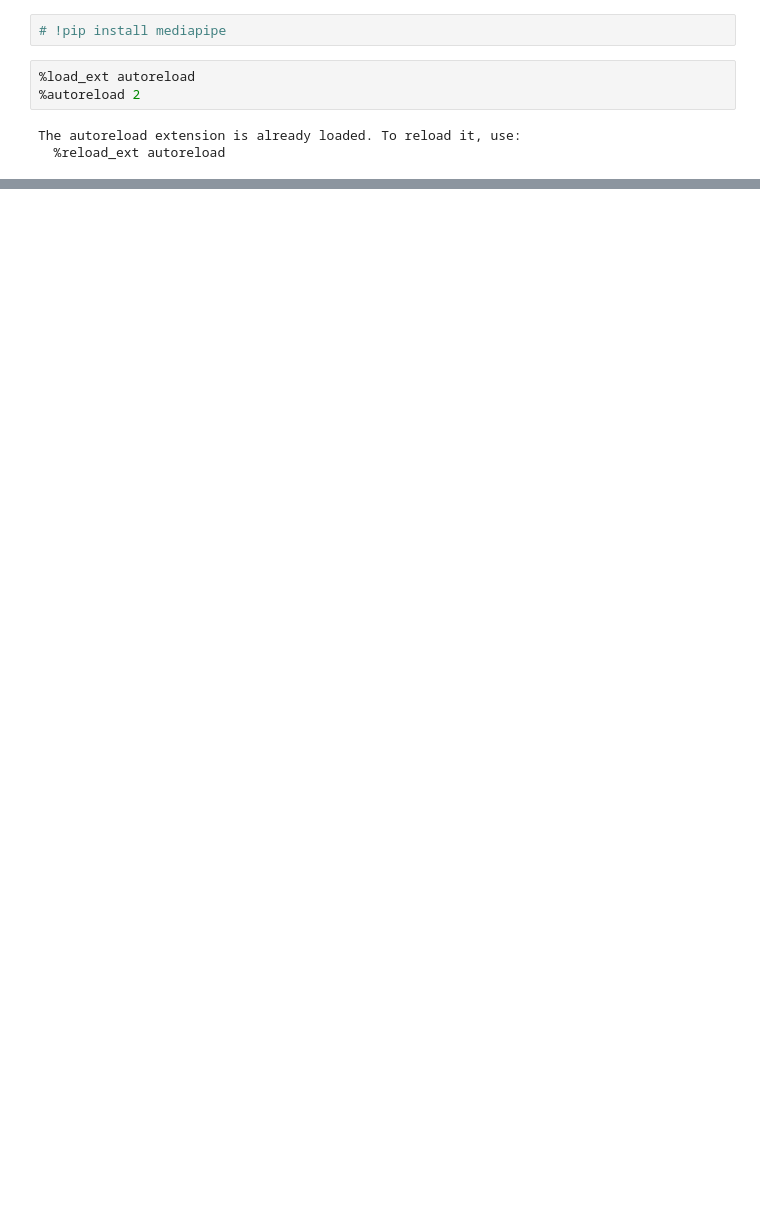
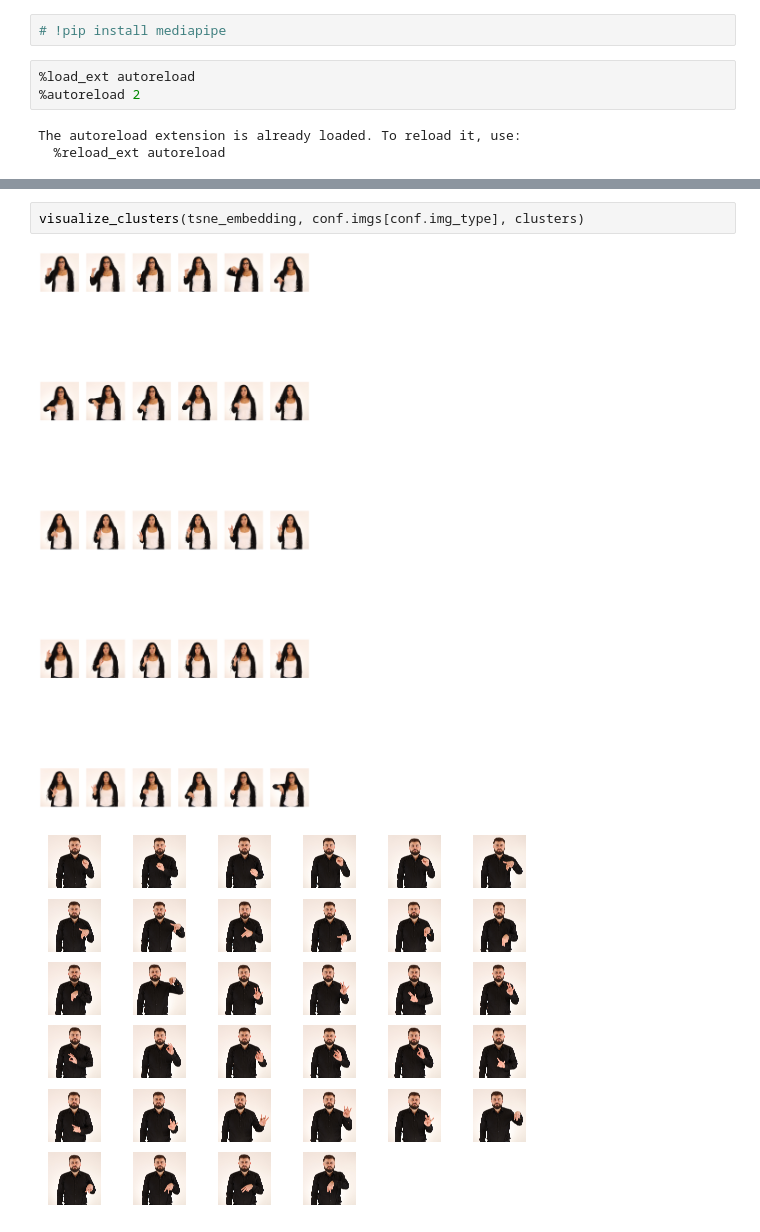
Before and after one commit to ADA-SITE-JML/gesture_face_features, a Jupyter notebook: code/feature_visualization.ipynb, the cells around one changed output, grey strips where cells are left out. Cells and saved outputs as stored; diff of their text form; blank space fills up the shorter version.

```diff
--- a/code/feature_visualization.ipynb
+++ b/code/feature_visualization.ipynb
@@ -81,0 +110,5 @@ tsne_embedding = get_tsne(last_conv_outputs)
+# %%
+visualize_clusters(tsne_embedding, conf.imgs[conf.img_type], clusters)
+# %% [output]
+[figure, added]
+[figure, added]
```
Also changed, not shown: parts of 11 cells of this notebook, 3 other files.
